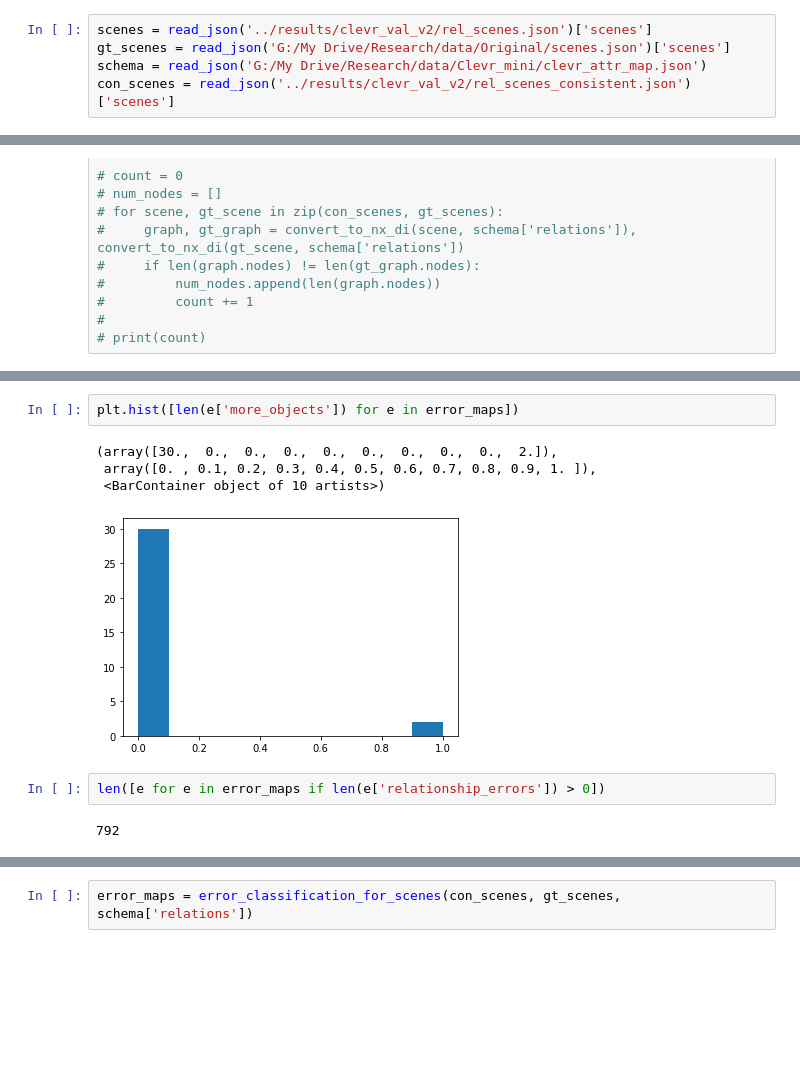
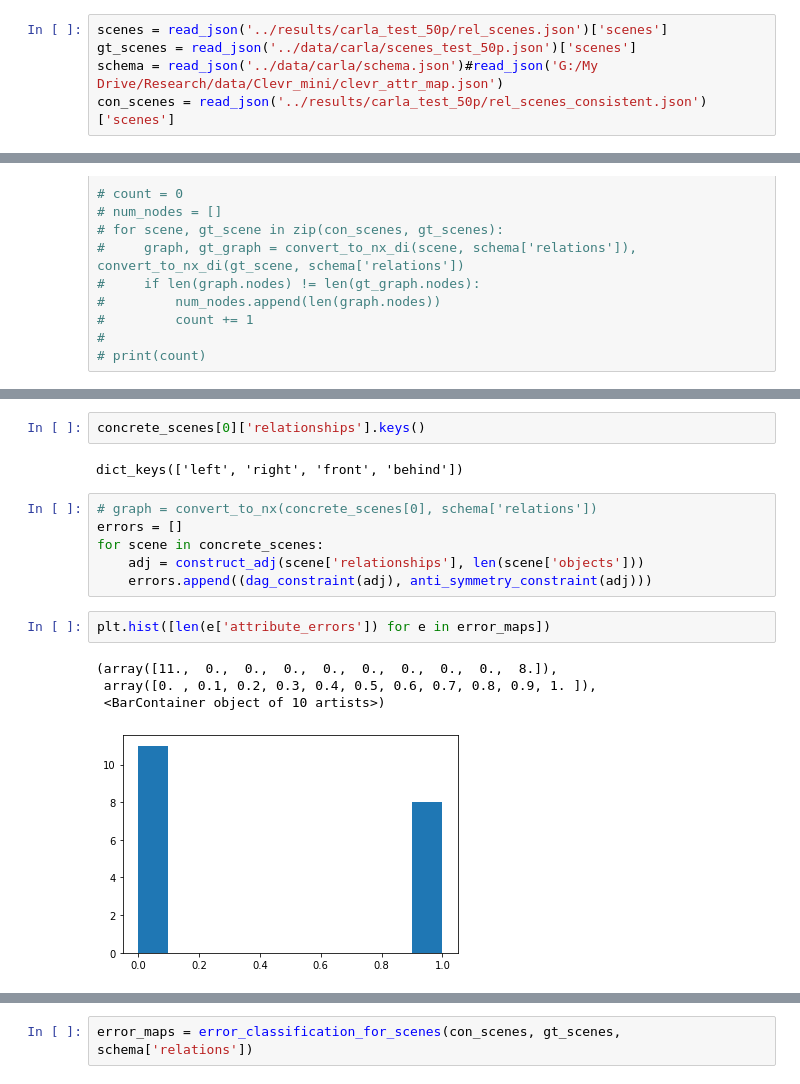
Before and after one commit to 20001LastOrder/Clevr-Relational, a Jupyter notebook: measurements/scene_graph_solver.ipynb, the cells around one changed output, grey strips where cells are left out. Cells and saved outputs as stored; diff of their text form; blank space fills up the shorter version.

```diff
--- a/measurements/scene_graph_solver.ipynb
+++ b/measurements/scene_graph_solver.ipynb
@@ -182,9 +183,9 @@ from scene_graph_transformer import get_concrete_scene_graph, get_simple_concret
 from tqdm import tqdm
 # %%
-scenes = read_json('../results/clevr_val_v2/rel_scenes.json')['scenes']
-gt_scenes = read_json('G:/My Drive/Research/data/Original/scenes.json')['scenes']
-schema = read_json('G:/My Drive/Research/data/Clevr_mini/clevr_attr_map.json')
-con_scenes = read_json('../results/clevr_val_v2/rel_scenes_consistent.json')['scenes']
+scenes = read_json('../results/carla_test_50p/rel_scenes.json')['scenes']
+gt_scenes = read_json('../data/carla/scenes_test_50p.json')['scenes']
+schema = read_json('../data/carla/schema.json')#read_json('G:/My Drive/Research/data/Clevr_mini/clevr_attr_map.json')
+con_scenes = read_json('../results/carla_test_50p/rel_scenes_consistent.json')['scenes']
 # %%
 concrete_scenes = [get_concrete_scene_graph(scene, schema) for scene in scenes]
 gt_scenes = [process_gt_scenes(scene, schema) for scene in gt_scenes]
@@ -209,11 +221,17 @@ len(error_maps)
+# %%
+concrete_scenes[0]['relationships'].keys()
+# %% [output]
+dict_keys(['left', 'right', 'front', 'behind'])
+# %%
+# graph = convert_to_nx(concrete_scenes[0], schema['relations'])
+errors = []
+for scene in concrete_scenes:
+    adj = construct_adj(scene['relationships'], len(scene['objects']))
+    errors.append((dag_constraint(adj), anti_symmetry_constraint(adj)))
 # %%
-plt.hist([len(e['more_objects']) for e in error_maps])
+plt.hist([len(e['attribute_errors']) for e in error_maps])
 # %% [output]
-(array([30.,  0.,  0.,  0.,  0.,  0.,  0.,  0.,  0.,  2.]),
+(array([11.,  0.,  0.,  0.,  0.,  0.,  0.,  0.,  0.,  8.]),
  array([0. , 0.1, 0.2, 0.3, 0.4, 0.5, 0.6, 0.7, 0.8, 0.9, 1. ]),
  <BarContainer object of 10 artists>)
-[figure, old version]
+[figure, new version]
-# %%
-len([e for e in error_maps if len(e['relationship_errors']) > 0])
-# %% [output]
-792
```
Also changed, not shown: parts of 4 cells of this notebook, 10 other files.
